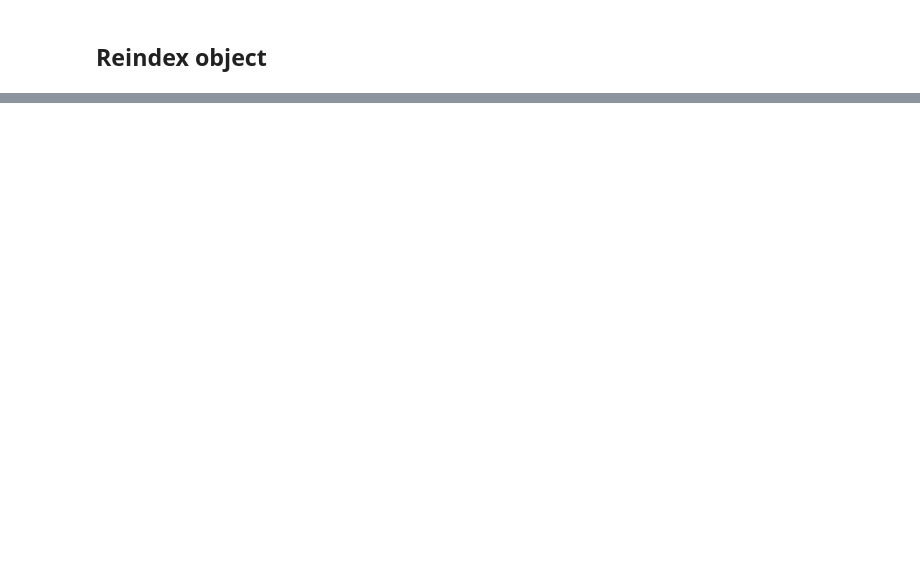
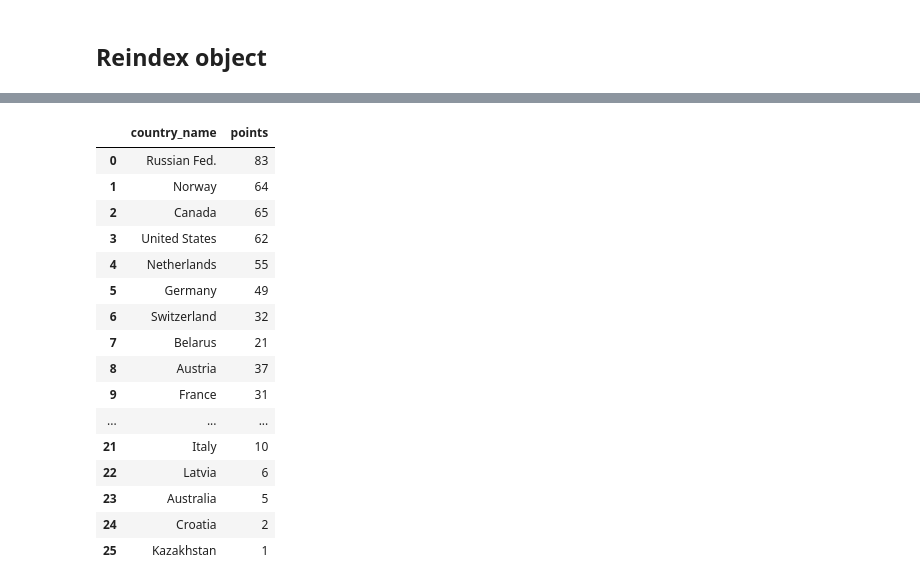
Before and after one commit to ShahariarRabby/MLnanodegree, a Jupyter notebook: NumpyandPandasLearn/pandas.ipynb, the cells around one changed output, grey strips where cells are left out. Cells and saved outputs as stored; diff of their text form; code cells hidden in the pictures; blank space fills up the shorter version.

```diff
--- a/NumpyandPandasLearn/pandas.ipynb
+++ b/NumpyandPandasLearn/pandas.ipynb
@@ -212,0 +605,14 @@ data.reindex(columns=['Team','Season','Won'])
+# %%
+countries = ['Russian Fed.', 'Norway', 'Canada', 'United States',
+                 'Netherlands', 'Germany', 'Switzerland', 'Belarus',
+                 'Austria', 'France', 'Poland', 'China', 'Korea',
+                 'Sweden', 'Czech Republic', 'Slovenia', 'Japan',
+                 'Finland', 'Great Britain', 'Ukraine', 'Slovakia',
+                 'Italy', 'Latvia', 'Australia', 'Croatia', 'Kazakhstan']
+
+gold = [13, 11, 10, 9, 8, 8, 6, 5, 4, 4, 4, 3, 3, 2, 2, 2, 1, 1, 1, 1, 1, 0, 0, 0, 0, 0]
+silver = [11, 5, 10, 7, 7, 6, 3, 0, 8, 4, 1, 4, 3, 7, 4, 2, 4, 3, 1, 0, 0, 2, 2, 2, 1, 0]
+bronze = [9, 10, 5, 12, 9, 5, 2, 1, 5, 7, 1, 2, 2, 6, 2, 4, 3, 1, 2, 1, 0, 6, 2, 1, 0, 1]
+
+medal = [gold,silver,bronze]
+point =[4,2,1]
@@ -212,0 +648,7 @@ data.reindex(columns=['Team','Season','Won'])
+# %%
+points  = numpy.dot(point,medal)
+
+data = { 'country_name' : countries,
+                'points' : points
+        }
+data
@@ -212,0 +673,20 @@ data.reindex(columns=['Team','Season','Won'])
+# %%
+DataFrame(data)
+# %% [output]
+|  | country_name | points |
+| 0 | Russian Fed. | 83 |
+| 1 | Norway | 64 |
+| 2 | Canada | 65 |
+| 3 | United States | 62 |
+| 4 | Netherlands | 55 |
+| 5 | Germany | 49 |
+| 6 | Switzerland | 32 |
+| 7 | Belarus | 21 |
+| 8 | Austria | 37 |
+| 9 | France | 31 |
+| ... | ... | ... |
+| 21 | Italy | 10 |
+| 22 | Latvia | 6 |
+| 23 | Australia | 5 |
+| 24 | Croatia | 2 |
+| 25 | Kazakhstan | 1 |
```
Also changed, not shown: parts of 34 cells of this notebook, 9 other files.
